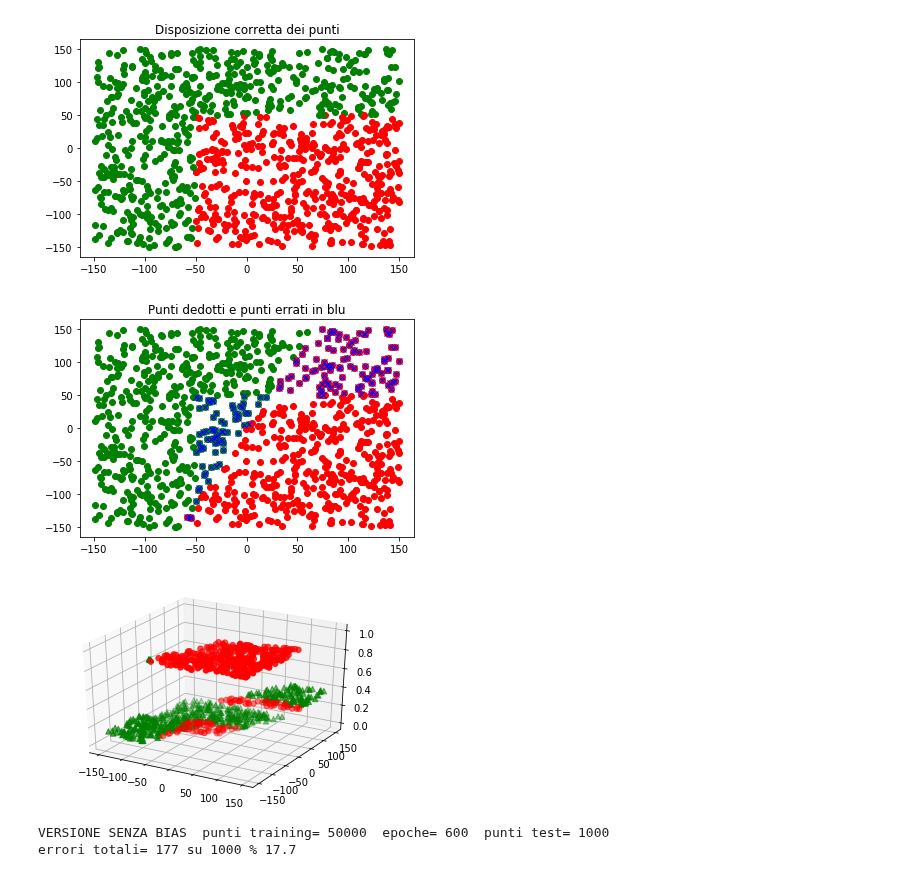
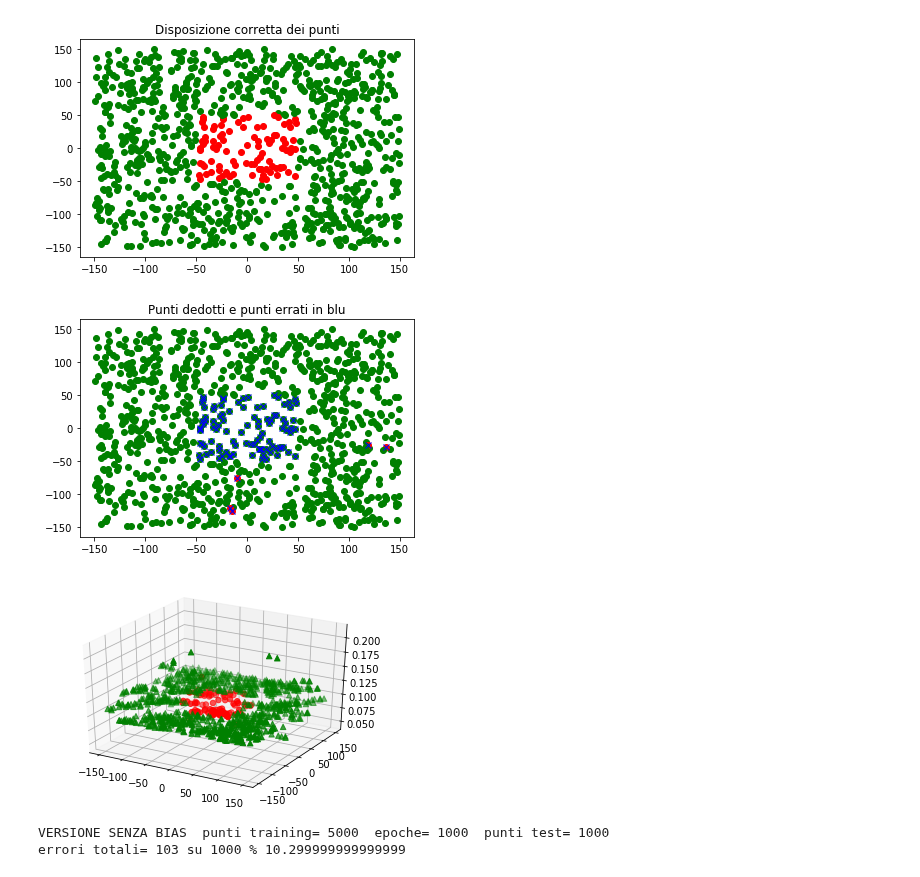
Before and after one commit to stefanoridolfi/Coding_ML, a Jupyter notebook: 2_level_no_Bias.ipynb, the cells around one changed output. Drawn from its saved outputs; the diff is of its cells as text; code cells hidden in the pictures.

```diff
--- a/2_level_no_Bias.ipynb
+++ b/2_level_no_Bias.ipynb
@@ -24,8 +24,8 @@ def generaPunti(n):
         l.append([x,y])
     return l
 def posizione(punto,xa,xb,ya,yb):
-    #if (punto[0]>xa and punto[0]<xb and punto[1]>ya and punto[1]<yb):
-    if (punto[0]>xa and  punto[1]<yb):
+    if (punto[0]>xa and punto[0]<xb and punto[1]>ya and punto[1]<yb):
+    #if (punto[0]>xa and  punto[1]<yb):
     #if (punto[0]>xa):
       formato = 'ro'
       out=1
@@ -60,8 +60,8 @@ xa=-50
 xb=50
 ya=-50
 yb=50
-learning_rate=0.3
-n=50000
+learning_rate=0.01
+n=5000
 training_set=[]
 # Set di trainig formato da n punti
 ListaPunti= generaPunti(n)
@@ -70,15 +70,15 @@ for punto in ListaPunti:
 # punto[2] è la posizione corretta del punto, che vale 1 se è all'interno del quadrato e 0 se è fuori il quadrato
 #print(training_set)
 
-# Creo la matrice Wih, 4x2, i cui elementi sono i pesi. I pesi hanno un valore uniformenente distrubuito da -3 a 3
-Wih=6*np.random.random((4,2))-3
-# Creo la matrice Who, 1x4, i cui elementi sono i pesi. I pesi hanno un valore uniformenente distrubuito da -3 a 3
-Who=6*np.random.random((1,4))-3
+# Creo la matrice Wih, 10x2, i cui elementi sono i pesi. I pesi hanno un valore uniformenente distrubuito da -3 a 3
+Wih=6*np.random.random((10,2))-3
+# Creo la matrice Who, 1x10, i cui elementi sono i pesi. I pesi hanno un valore uniformenente distrubuito da -3 a 3
+Who=6*np.random.random((1,10))-3
 # per vedere le dimensioni di un array in comando è :array.shape, esempio Wih.shape
 # Inizializzo i valori dell'input con una lista. X=(x1,x2).
 
 ###############TRAINING################################
-epoche=600
+epoche=1000
 for e in range(1,epoche):
   for punto in training_set:
     X=(punto[0],punto[1])
@@ -196,35 +196,37 @@ Px_out=np.array(Px_out)
 Py_in=np.array(Py_in)
 Py_out=np.array(Py_out)
 Zgraph_in=np.array(Zgraph_in)
 Zgraph_out=np.array(Zgraph_out)
 #Px_in=Px_in.reshape(t+1,1)
 #Py_out=Py_out.reshape(t+1,1)
 #Px_in=Px_out.reshape(t+1,1)
 #Py_out=PY_out.reshape(t+1,1)
 #Zgraph_in=Zgraph_in.reshape(t+1,1)
 #Zgraph_out=Zgraph_out.reshape(t+1,1)
 #print("inside=",len(Px_in))
 #print("outside=",len(Px_out))
 
 
 
 fig = plt.figure()
 ax = fig.gca(projection='3d')
 xdata = Px_in
 ydata = Py_in
 zdata = Zgraph_in
 ax.scatter3D(xdata, ydata, zdata, s=30, c='r', marker='o');
 xdata = Px_out
 ydata = Py_out
 zdata = Zgraph_out
 ax.scatter3D(xdata, ydata, zdata, s=30, c='g', marker='^');
 # Plot the surface.
 plt.show()
+print("Punti inside=",len(np.array(Px_in)))
+print("Punti outside=",len(np.array(Px_out)))
 print(commento," punti training=",n," epoche=",epoche," punti test=",t)
 print("errori totali=",errori_tot, "su", t, "%",(errori_tot/t)*100)
 # %% [output]
-[figure, old version]
+[figure, new version]
-[figure, old version]
+[figure, new version]
-[figure, old version]
+[figure, new version]
-VERSIONE SENZA BIAS  punti training= 50000  epoche= 600  punti test= 1000
-errori totali= 177 su 1000 % 17.7
+VERSIONE SENZA BIAS  punti training= 5000  epoche= 1000  punti test= 1000
+errori totali= 103 su 1000 % 10.299999999999999
```
